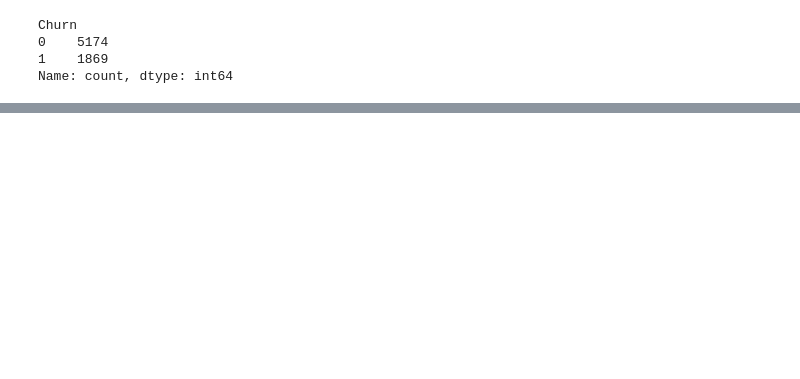
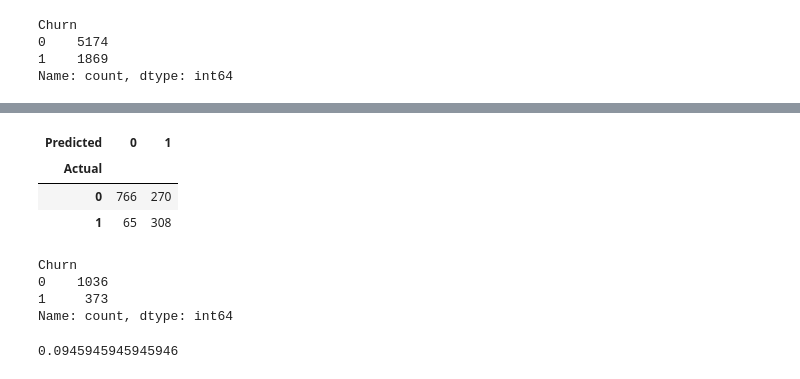
Before and after one commit to PratiikJagtap/Churn-Prediction-Model, a Jupyter notebook: MACHINE LEARNING/ALL_ALGORITHMS/Churn_Logistics_Regression.ipynb, the cells around one changed output, grey strips where cells are left out. Saved outputs shown, nothing was run; the diff lists cells and outputs as text; code cells hidden in the pictures; blank space fills up the shorter version.

```diff
--- a/MACHINE LEARNING/ALL_ALGORITHMS/Churn_Logistics_Regression.ipynb
+++ b/MACHINE LEARNING/ALL_ALGORITHMS/Churn_Logistics_Regression.ipynb
@@ -308,6 +298,6 @@ x_train = x_train.fillna(x_train.mean())
 x_test = x_test.fillna(x_test.mean())
 # %%
 from sklearn.linear_model import LogisticRegression
-clf = LogisticRegression()
+clf = LogisticRegression(C=0.8, penalty='l2', class_weight='balanced')
 clf.fit(x_train, y_train)
 # %% [output]
@@ -334,3 +324,22 @@ array([[761, 255],
+# %%
+pd.crosstab(y_test, y_pred, rownames=['Actual'], colnames=['Predicted'])
+# %% [output]
+| Predicted | 0 | 1 |
+| Actual |  |  |
+| 0 | 766 | 270 |
+| 1 | 65 | 308 |
+# %%
+y_test.value_counts()
+# %% [output]
+Churn
+0    1036
+1     373
+Name: count, dtype: int64
+# %%
+fpr = 98/(98+938)
+fpr
+# %% [output]
+0.0945945945945946
 # %%
 recall = recall_score(y_test, y_pred)
 recall
```
Also changed, not shown: parts of 26 cells of this notebook.
